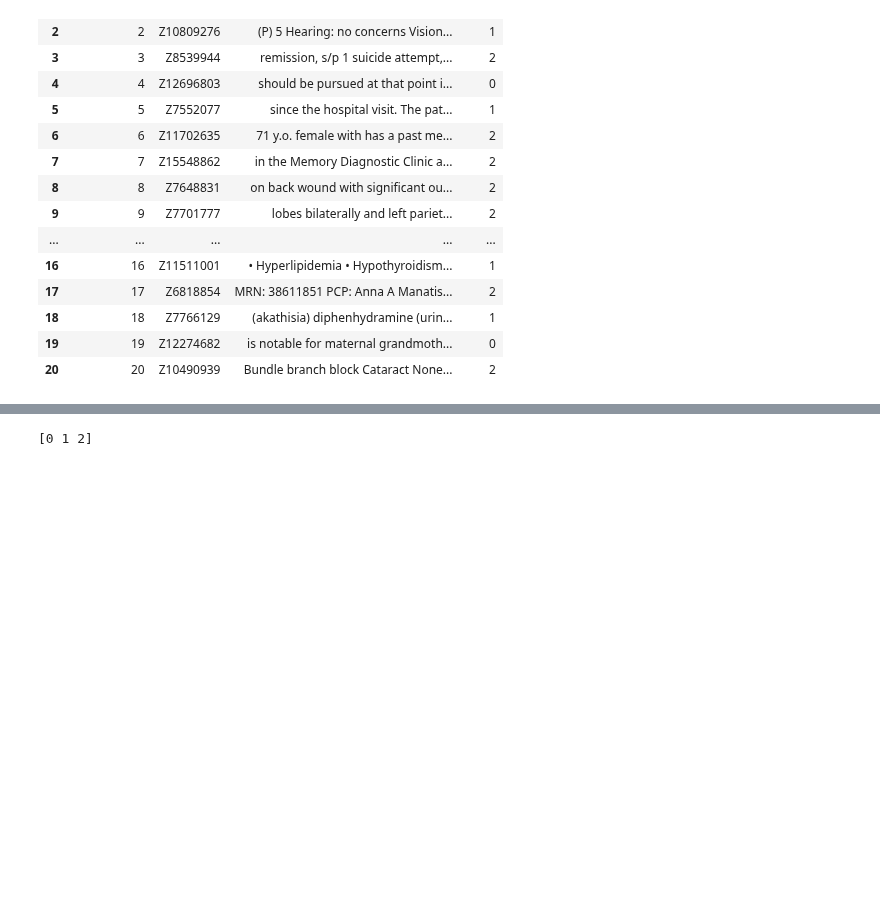
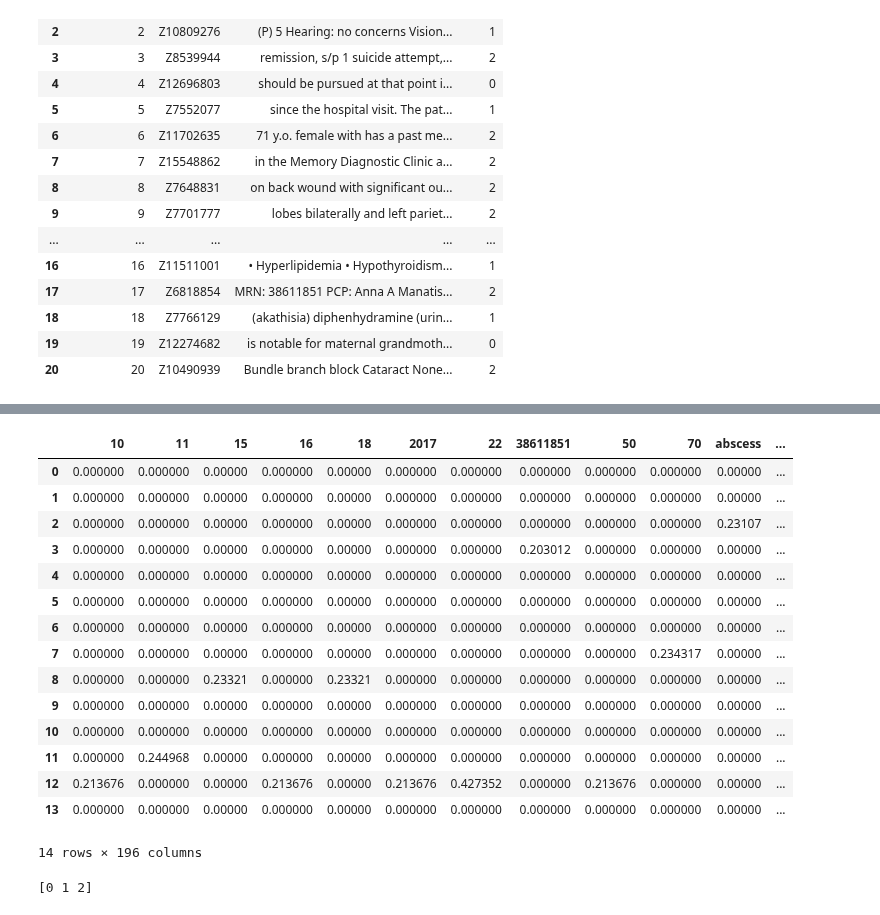
Before and after one commit to anaconda121/NeuraHealth, a Jupyter notebook: Modeling/Logistic_Regression_TFIDF_with_Ivis_Tuning.ipynb, the cells around one changed output, grey strips where cells are left out. Cells and saved outputs as stored; diff of their text form; code cells hidden in the pictures; blank space fills up the shorter version.

```diff
--- a/Modeling/Logistic_Regression_TFIDF_with_Ivis_Tuning.ipynb
+++ b/Modeling/Logistic_Regression_TFIDF_with_Ivis_Tuning.ipynb
@@ -80,9 +109,27 @@ X_train, X_test, y_train, y_test = train_test_split(X,y,random_state=0,test_size
 # %%
 tfidf_vectorizer = TfidfVectorizer(stop_words="english",analyzer='word')
 tfidf_train= tfidf_vectorizer.fit_transform(X_train)
 tfidf_test = tfidf_vectorizer.transform(X_test)
+
 # Create the TfidfVectorizer DataFrame: tfidf_df
 tfidf_train  = pd.DataFrame(tfidf_train.A, columns=tfidf_vectorizer.get_feature_names())
 tfidf_test  = pd.DataFrame(tfidf_test.A, columns=tfidf_vectorizer.get_feature_names())
-tfidf_train = tfidf_train.to_numpy()
-tfidf_test = tfidf_test.to_numpy()
+
+tfidf_train
+# %% [output]
+|  | 10 | 11 | 15 | 16 | 18 | 2017 | 22 | 38611851 | 50 | 70 | abscess | ... |
+| 0 | 0.000000 | 0.000000 | 0.00000 | 0.000000 | 0.00000 | 0.000000 | 0.000000 | 0.000000 | 0.000000 | 0.000000 | 0.00000 | ... |
+| 1 | 0.000000 | 0.000000 | 0.00000 | 0.000000 | 0.00000 | 0.000000 | 0.000000 | 0.000000 | 0.000000 | 0.000000 | 0.00000 | ... |
+| 2 | 0.000000 | 0.000000 | 0.00000 | 0.000000 | 0.00000 | 0.000000 | 0.000000 | 0.000000 | 0.000000 | 0.000000 | 0.23107 | ... |
+| 3 | 0.000000 | 0.000000 | 0.00000 | 0.000000 | 0.00000 | 0.000000 | 0.000000 | 0.203012 | 0.000000 | 0.000000 | 0.00000 | ... |
+| 4 | 0.000000 | 0.000000 | 0.00000 | 0.000000 | 0.00000 | 0.000000 | 0.000000 | 0.000000 | 0.000000 | 0.000000 | 0.00000 | ... |
+| 5 | 0.000000 | 0.000000 | 0.00000 | 0.000000 | 0.00000 | 0.000000 | 0.000000 | 0.000000 | 0.000000 | 0.000000 | 0.00000 | ... |
+| 6 | 0.000000 | 0.000000 | 0.00000 | 0.000000 | 0.00000 | 0.000000 | 0.000000 | 0.000000 | 0.000000 | 0.000000 | 0.00000 | ... |
+| 7 | 0.000000 | 0.000000 | 0.00000 | 0.000000 | 0.00000 | 0.000000 | 0.000000 | 0.000000 | 0.000000 | 0.234317 | 0.00000 | ... |
+| 8 | 0.000000 | 0.000000 | 0.23321 | 0.000000 | 0.23321 | 0.000000 | 0.000000 | 0.000000 | 0.000000 | 0.000000 | 0.00000 | ... |
+| 9 | 0.000000 | 0.000000 | 0.00000 | 0.000000 | 0.00000 | 0.000000 | 0.000000 | 0.000000 | 0.000000 | 0.000000 | 0.00000 | ... |
+| 10 | 0.000000 | 0.000000 | 0.00000 | 0.000000 | 0.00000 | 0.000000 | 0.000000 | 0.000000 | 0.000000 | 0.000000 | 0.00000 | ... |
+| 11 | 0.000000 | 0.244968 | 0.00000 | 0.000000 | 0.00000 | 0.000000 | 0.000000 | 0.000000 | 0.000000 | 0.000000 | 0.00000 | ... |
+| 12 | 0.213676 | 0.000000 | 0.00000 | 0.213676 | 0.00000 | 0.213676 | 0.427352 | 0.000000 | 0.213676 | 0.000000 | 0.00000 | ... |
+| 13 | 0.000000 | 0.000000 | 0.00000 | 0.000000 | 0.00000 | 0.000000 | 0.000000 | 0.000000 | 0.000000 | 0.000000 | 0.00000 | ... |
+14 rows × 196 columns
```
Also changed, not shown: parts of 11 cells of this notebook.
